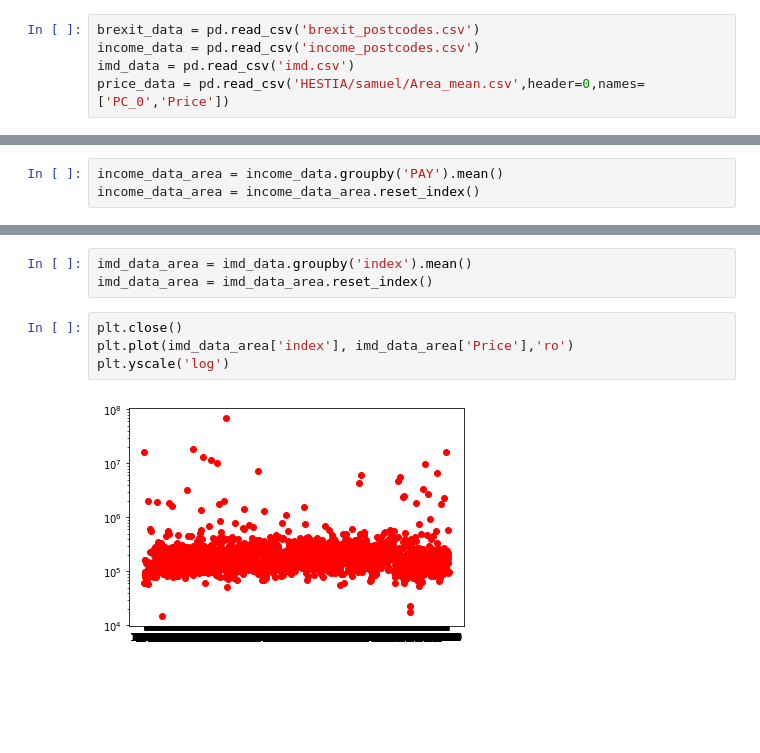
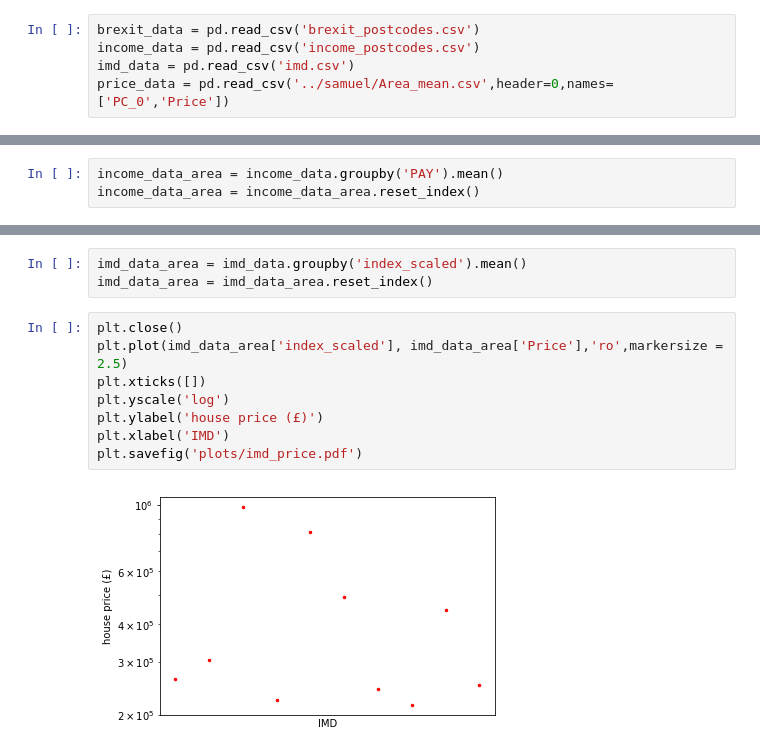
Before and after one commit to elliott-fogg/HESTIA, a Jupyter notebook: dana/plotting_price.ipynb, the cells around one changed output, grey strips where cells are left out. Cells and saved outputs as stored; diff of their text form; blank space fills up the shorter version.

```diff
--- a/dana/plotting_price.ipynb
+++ b/dana/plotting_price.ipynb
@@ -6,7 +6,7 @@ import matplotlib.pyplot as plt
 brexit_data = pd.read_csv('brexit_postcodes.csv')
 income_data = pd.read_csv('income_postcodes.csv')
 imd_data = pd.read_csv('imd.csv')
-price_data = pd.read_csv('HESTIA/samuel/Area_mean.csv',header=0,names=['PC_0','Price'])
+price_data = pd.read_csv('../samuel/Area_mean.csv',header=0,names=['PC_0','Price'])
 # %%
 print(brexit_data.shape[0])
 print(income_data.shape[0])
@@ -74,9 +68,13 @@ plt.yscale('log')
 # %%
-imd_data_area = imd_data.groupby('index').mean()
+imd_data_area = imd_data.groupby('index_scaled').mean()
 imd_data_area = imd_data_area.reset_index()
 # %%
 plt.close()
-plt.plot(imd_data_area['index'], imd_data_area['Price'],'ro')
+plt.plot(imd_data_area['index_scaled'], imd_data_area['Price'],'ro',markersize = 2.5)
+plt.xticks([])
 plt.yscale('log')
+plt.ylabel('house price (£)')
+plt.xlabel('IMD')
+plt.savefig('plots/imd_price.pdf')
 # %% [output]
-[figure, old version]
+[figure, new version]
```
Also changed, not shown: parts of 7 cells of this notebook, 11 other files.
